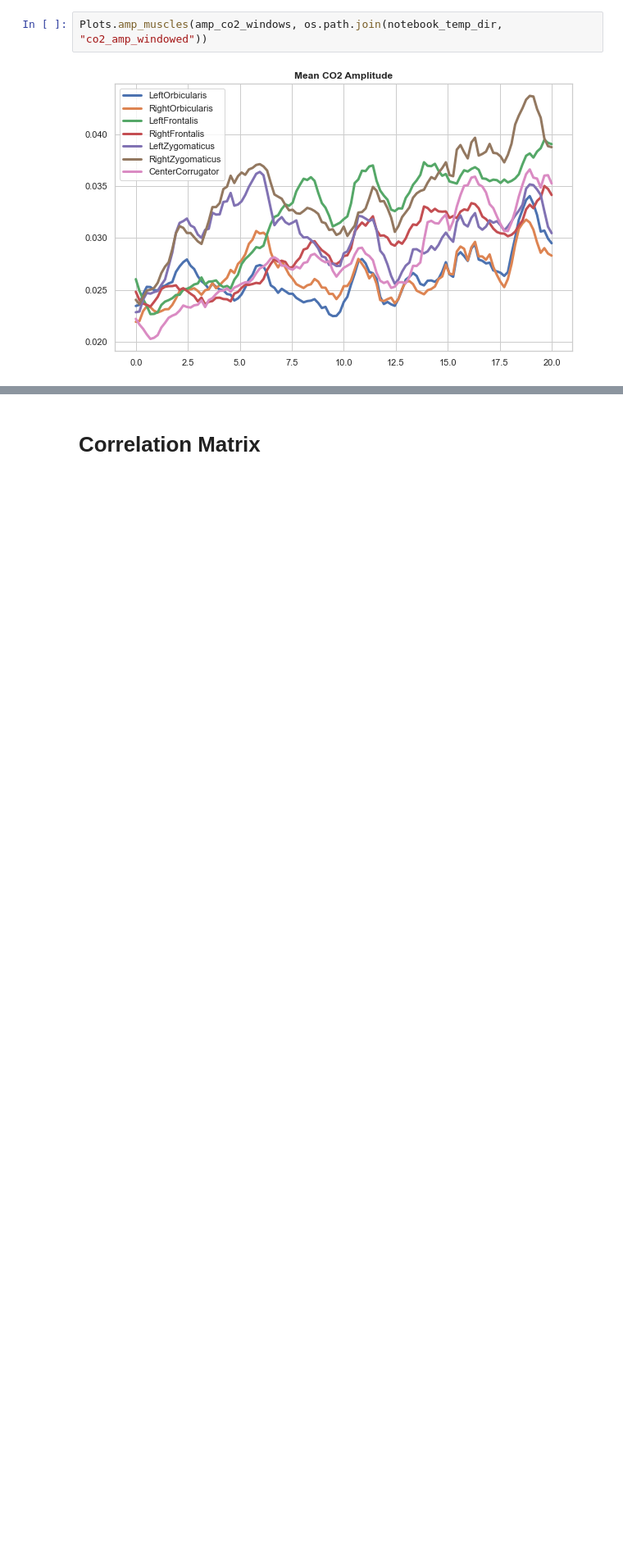
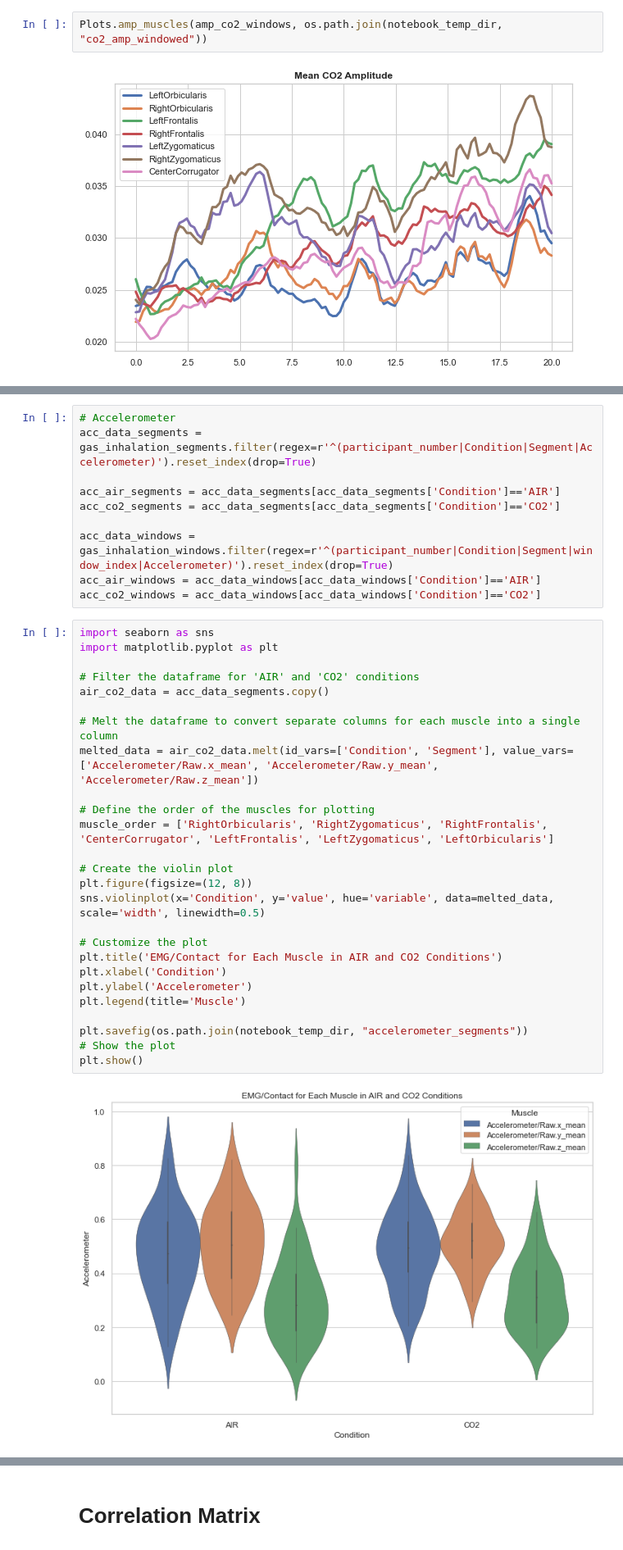
Before and after one commit to michalgnacek/co2-study, a Jupyter notebook: notebooks/3_statistics.ipynb, the cells around one changed output, grey strips where cells are left out. Shown at 82% size. Saved outputs shown, nothing was run; the diff lists cells and outputs as text; blank space fills up the shorter version.

```diff
--- a/notebooks/3_statistics.ipynb
+++ b/notebooks/3_statistics.ipynb
@@ -430,0 +481,38 @@ Plots.amp_muscles(amp_co2_windows, os.path.join(notebook_temp_dir, "co2_amp_wind
+# %%
+# Accelerometer
+acc_data_segments = gas_inhalation_segments.filter(regex=r'^(participant_number|Condition|Segment|Accelerometer)').reset_index(drop=True)
+
+acc_air_segments = acc_data_segments[acc_data_segments['Condition']=='AIR']
+acc_co2_segments = acc_data_segments[acc_data_segments['Condition']=='CO2']
+
+acc_data_windows = gas_inhalation_windows.filter(regex=r'^(participant_number|Condition|Segment|window_index|Accelerometer)').reset_index(drop=True)
+acc_air_windows = acc_data_windows[acc_data_windows['Condition']=='AIR']
+acc_co2_windows = acc_data_windows[acc_data_windows['Condition']=='CO2']
+# %%
+import seaborn as sns
+import matplotlib.pyplot as plt
+
+# Filter the dataframe for 'AIR' and 'CO2' conditions
+air_co2_data = acc_data_segments.copy()
+
+# Melt the dataframe to convert separate columns for each muscle into a single column
+melted_data = air_co2_data.melt(id_vars=['Condition', 'Segment'], value_vars=['Accelerometer/Raw.x_mean', 'Accelerometer/Raw.y_mean', 'Accelerometer/Raw.z_mean'])
+
+# Define the order of the muscles for plotting
+muscle_order = ['RightOrbicularis', 'RightZygomaticus', 'RightFrontalis', 'CenterCorrugator', 'LeftFrontalis', 'LeftZygomaticus', 'LeftOrbicularis']
+
+# Create the violin plot
+plt.figure(figsize=(12, 8))
+sns.violinplot(x='Condition', y='value', hue='variable', data=melted_data, scale='width', linewidth=0.5)
+
+# Customize the plot
+plt.title('EMG/Contact for Each Muscle in AIR and CO2 Conditions')
+plt.xlabel('Condition')
+plt.ylabel('Accelerometer')
+plt.legend(title='Muscle')
+
+plt.savefig(os.path.join(notebook_temp_dir, "accelerometer_segments"))
+# Show the plot
+plt.show()
+# %% [output]
+[figure, added]
```
Also changed, not shown: parts of 8 cells of this notebook, 1 other file.
